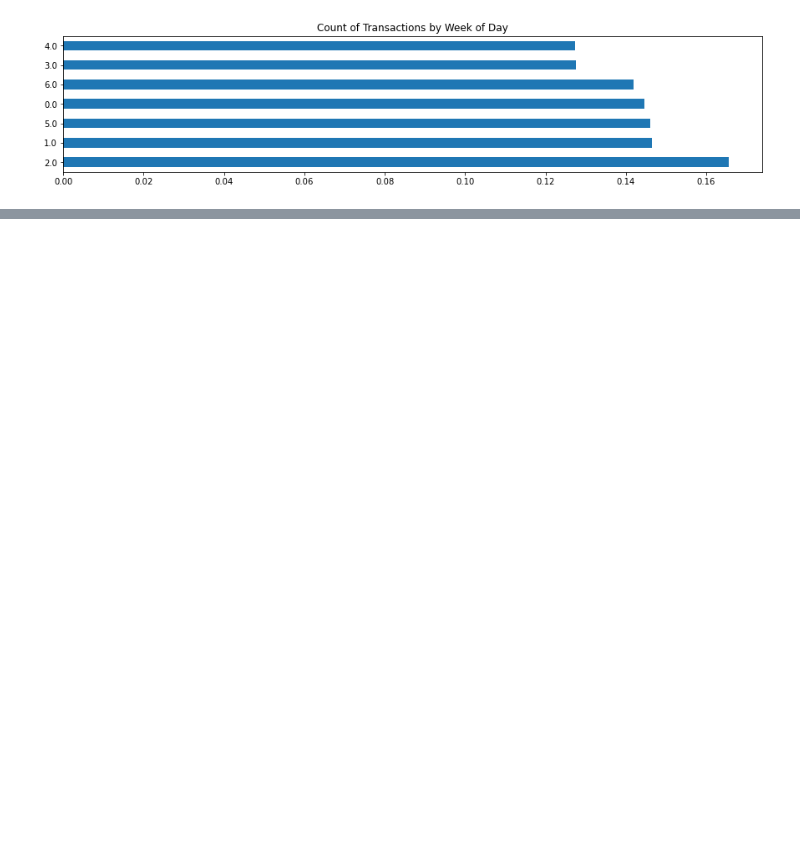
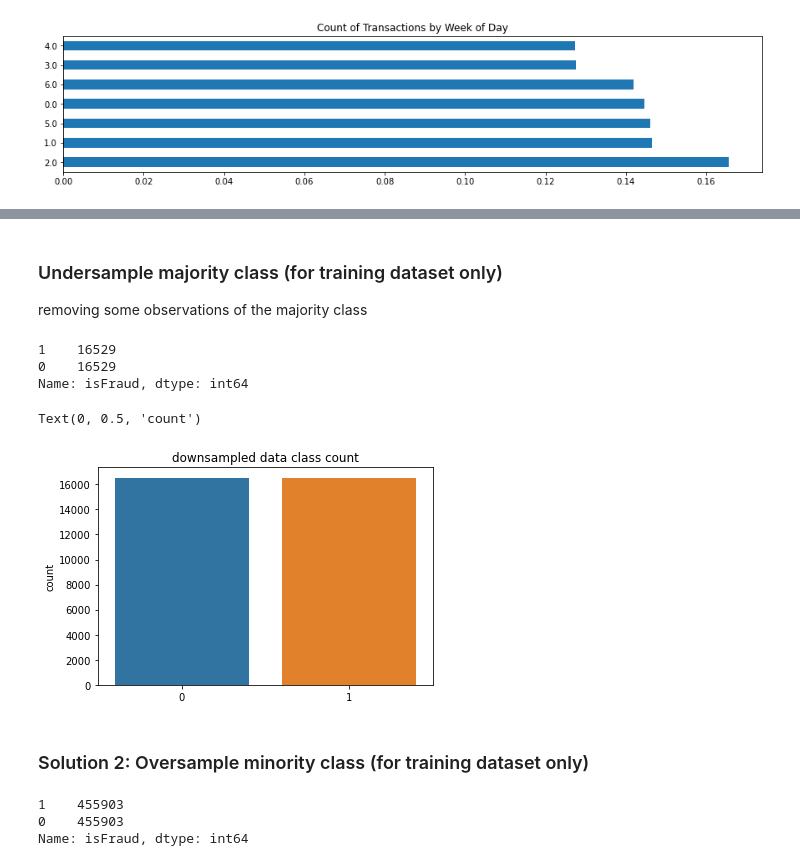
Before and after one commit to ireydiak/fraud_detection, a Jupyter notebook: fraud_detection/wanlin/preprocessing/preprocessing.ipynb, the cells around one changed output, grey strips where cells are left out. Cells and saved outputs as stored; diff of their text form; code cells hidden in the pictures; blank space fills up the shorter version.

```diff
--- a/fraud_detection/wanlin/preprocessing/preprocessing.ipynb
+++ b/fraud_detection/wanlin/preprocessing/preprocessing.ipynb
@@ -489,0 +632,53 @@ X_tl, y_tl, id_tl = tl.fit_sample(X_train, y_train)
+# %%
+df_train = pd.read_csv("df_train.csv")
+df_validation = pd.read_csv("df_validation.csv")
+# %% [markdown]
+### Undersample majority class (for training dataset only)
+removing some observations of the majority class
+# %%
+not_fraud=df_train[df_train.isFraud==0]
+fraud=df_train[df_train.isFraud==1]
+# %%
+from sklearn.utils import resample
+
+not_fraud_downsampled = resample(not_fraud,
+                                replace = False, # sample without replacement
+                                n_samples = len(fraud), # match minority n
+                                random_state = 2) # reproducible results
+
+# combine minority and downsampled majority
+train_downsampled = pd.concat([not_fraud_downsampled, fraud])
+
+# checking counts
+train_downsampled.isFraud.value_counts()
+# %% [output]
+1    16529
+0    16529
+Name: isFraud, dtype: int64
+# %%
+y=train_downsampled.isFraud.value_counts()
+sns.barplot(y=y,x=[0,1])
+plt.title('downsampled data class count')
+plt.ylabel('count')
+# %% [output]
+Text(0, 0.5, 'count')
+[figure, added]
+# %% [markdown]
+### Solution 2: Oversample minority class (for training dataset only)
+# %%
+from sklearn.utils import resample
+
+fraud_upsampled = resample(fraud,
+                          replace=True, # sample with replacement
+                          n_samples=len(not_fraud), # match number in majority class
+                          random_state=3) # reproducible results
+
+# combine majority and upsampled minority
+train_upsampled = pd.concat([not_fraud, fraud_upsampled])
+
+# check new class counts
+train_upsampled.isFraud.value_counts()
+# %% [output]
+1    455903
+0    455903
+Name: isFraud, dtype: int64
```
Also changed, not shown: parts of 62 cells of this notebook, 1 other file.
